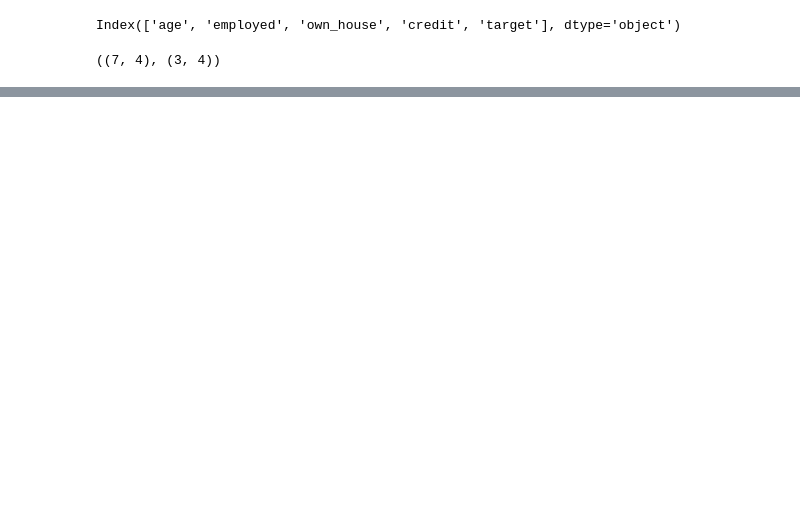
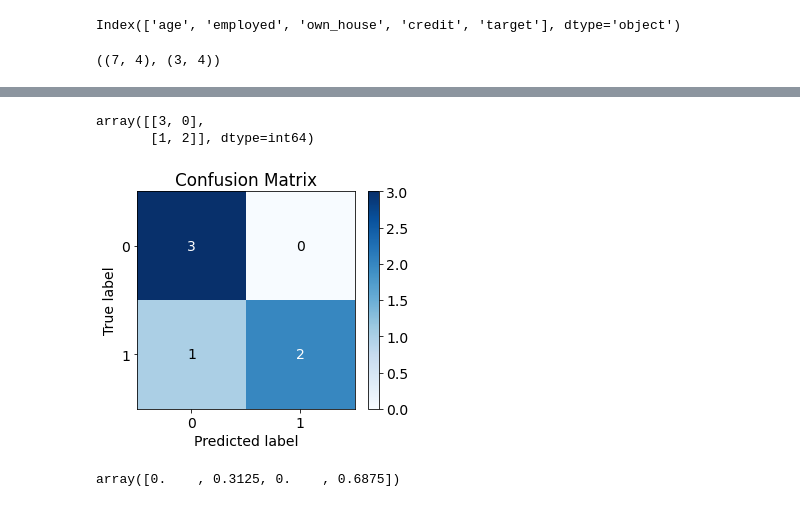
Before and after one commit to aukrit1993/my_machine_learning, a Jupyter notebook: chape_16.ipynb, the cells around one changed output, grey strips where cells are left out. Drawn from its saved outputs; the diff is of its cells as text; code cells hidden in the pictures; blank space fills up the shorter version.

```diff
--- a/chape_16.ipynb
+++ b/chape_16.ipynb
@@ -139,0 +219,3 @@ X_test
+# %%
+y = df['target_']
+y[:5]
@@ -139,0 +231,2 @@ X_test
+# %%
+X_train, X_test, y_train, y_test = train_test_split(X, y, test_size=0.3, random_state=20)
@@ -139,0 +239,3 @@ X_test
+# %%
+model = DecisionTreeClassifier()
+model.fit(X_train,y_train)
@@ -139,0 +252,2 @@ X_test
+# %%
+y_pred = model.predict(X_test)
@@ -139,0 +272,6 @@ X_test
+# %%
+cn = confusion_matrix(y_test, y_pred)
+cn
+# %% [output]
+array([[3, 0],
+       [1, 2]], dtype=int64)
@@ -139,0 +280,9 @@ X_test
+# %%
+skplot.metrics.plot_confusion_matrix(y_test, y_pred)
+plt.show()
+# %% [output]
+[figure, added]
+# %%
+model.feature_importances_
+# %% [output]
+array([0.    , 0.3125, 0.    , 0.6875])
```
Also changed, not shown: parts of 34 cells of this notebook.
